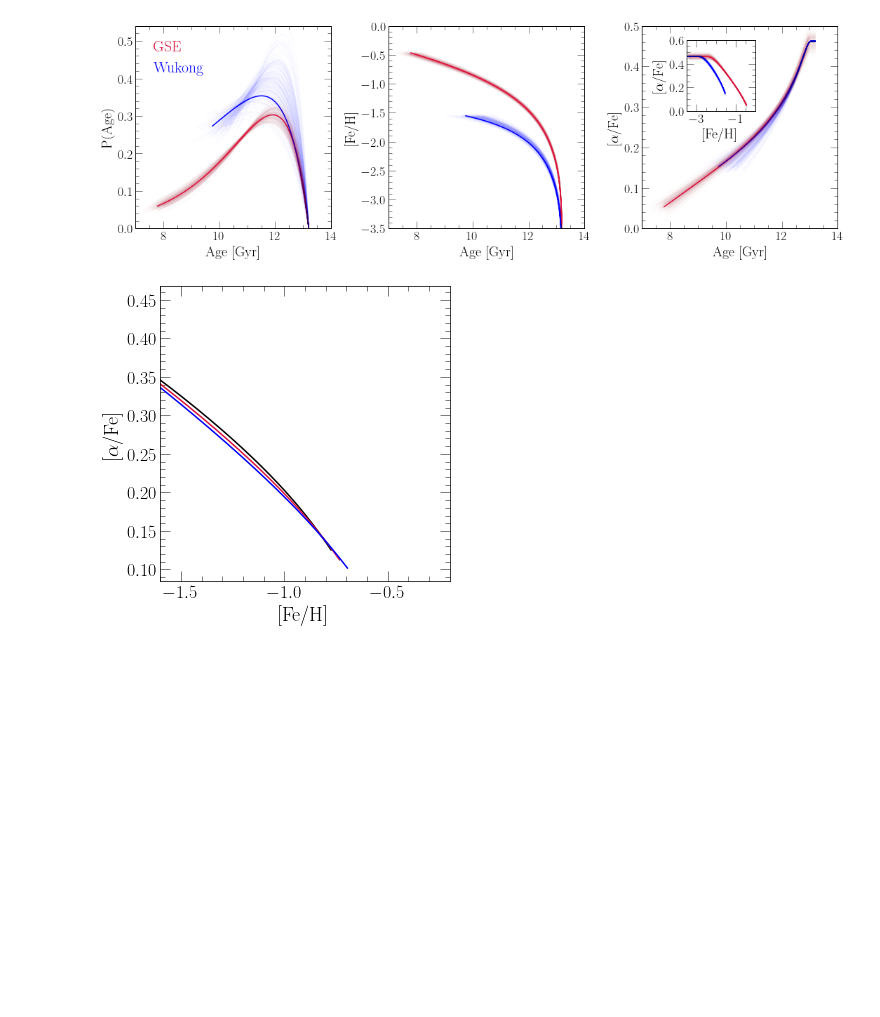
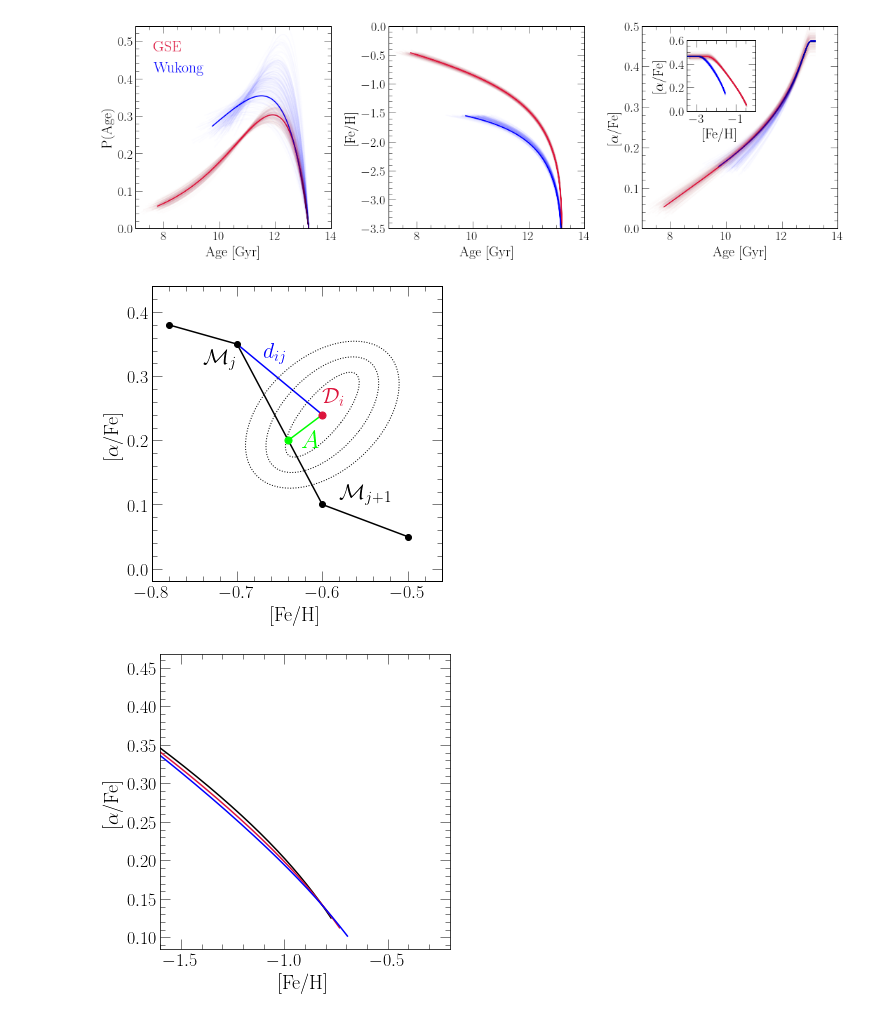
Before and after one commit to giganano/h3halo, a Jupyter notebook: notebooks/paperplots.ipynb, the cells around one changed output. Saved outputs shown, nothing was run; the diff lists cells and outputs as text; code cells hidden in the pictures; blank space fills up the shorter version.

Commit message:
figure for appendix

```diff
--- a/notebooks/paperplots.ipynb
+++ b/notebooks/paperplots.ipynb
@@ -1814,6 +1817,65 @@ plt.show()
 # %% [output]
 199
 [figure]
+# %%
+fig = plt.figure(figsize = (5, 5))
+ax = fig.add_subplot(111)
+ax.set_xlabel("[Fe/H]")
+ax.set_ylabel(r"[$\alpha$/Fe]")
+ax.set_xlim([-0.8, -0.46])
+ax.set_ylim([-0.02, 0.44])
+
+# def plot_track():
+#     vice.yields.ccsne.settings['o'] = 0.01
+#     vice.yields.sneia.settings['o'] = 0
+#     vice.yields.ccsne.settings['fe'] = 0.0008
+#     vice.yields.sneia.settings['fe'] = 0.0011
+#     with vice.singlezone(name = "tmp") as sz:
+#         sz.func = exponential(prefactor = 1000)
+#         sz.func.timescale = 2
+#         sz.mode = "ifr"
+#         sz.Mg0 = 0
+#         sz.eta = 10
+#         sz.tau_star = 15
+#         out = sz.run(np.linspace(0, 10, 1001), overwrite = True, capture = True)
+#         ax.plot(out.history["[fe/h]"], out.history["[o/fe]"], c = named_colors()["black"], linestyle = ':')
+
+# plot_track()
+
+x = [-0.78, -0.7, -0.6, -0.5]
+y = [0.38, 0.35, 0.1, 0.05]
+ax.plot(x, y, c = named_colors()["black"])
+ax.scatter(x, y, c = named_colors()["black"])
+ax.text(x[1] - 0.04, y[1] - 0.03, r"$\mathcal{M}_j$", fontsize = 22)
+ax.text(x[2] + 0.01, y[2] + 0.01, r"$\mathcal{M}_{j + 1}$", fontsize = 22)
+datum = [-0.6, 0.24]
+ax.scatter(datum[0], datum[1], c = named_colors()["crimson"], s = 50, zorder = 100)
+ax.text(datum[0], datum[1] + 0.02, r"$\mathcal{D}_i$", color = named_colors()["crimson"], fontsize = 22)
+kwargs = {
+    "angle": 60,
+    "facecolor": "none",
+    "edgecolor": named_colors()["black"],
+    "linestyle": ":"
+}
+for i in range(3):
+    ellipse = Ellipse(datum, 0.15 + 0.05 * i, 0.05 + 0.05 * i, **kwargs)
+    ax.add_patch(ellipse)
+
+point = [-0.64, 0.2]
+ax.plot([point[0], datum[0]], [point[1], datum[1]], c = named_colors()["lime"])
+ax.scatter(point[0], point[1], c = named_colors()["lime"], s = 50, zorder = 100)
+ax.text(point[0] + 0.015, point[1] - 0.01, r"$A$", fontsize = 25, color = named_colors()["lime"])
+ax.plot([x[1], datum[0]], [y[1], datum[1]], c = named_colors()["blue"], zorder = 0)
+ax.text(-0.67, 0.33, r"$d_{ij}$", fontsize = 22, c = named_colors()["blue"])
+
+plt.tight_layout()
+for ext in ["pdf", "jpeg"]:
+    kwargs = {}
+    if ext == "jpeg": kwargs["dpi"] = 200
+    plt.savefig("../paper/derivation_cartoon.%s" % (ext), **kwargs)
+plt.show()
+# %% [output]
+[figure, added]
 # %%
 fig = plt.figure()
 ax = fig.add_subplot()
```
Also changed, not shown: parts of 1 cell of this notebook, 2 other files.
